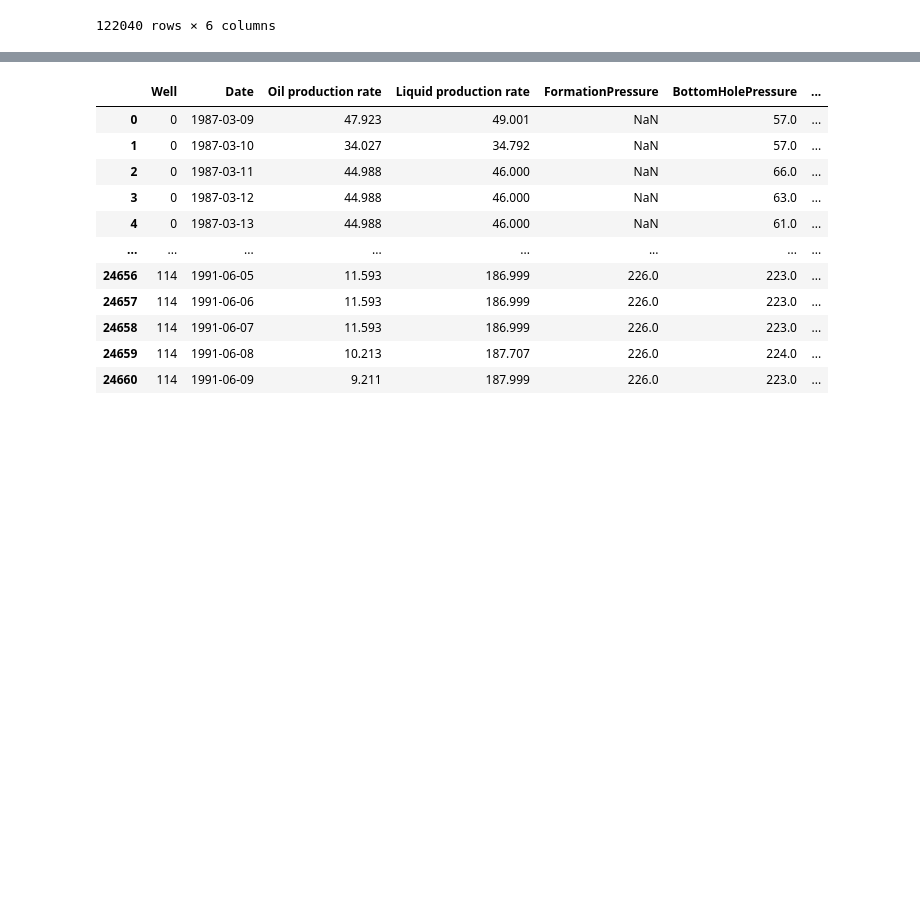
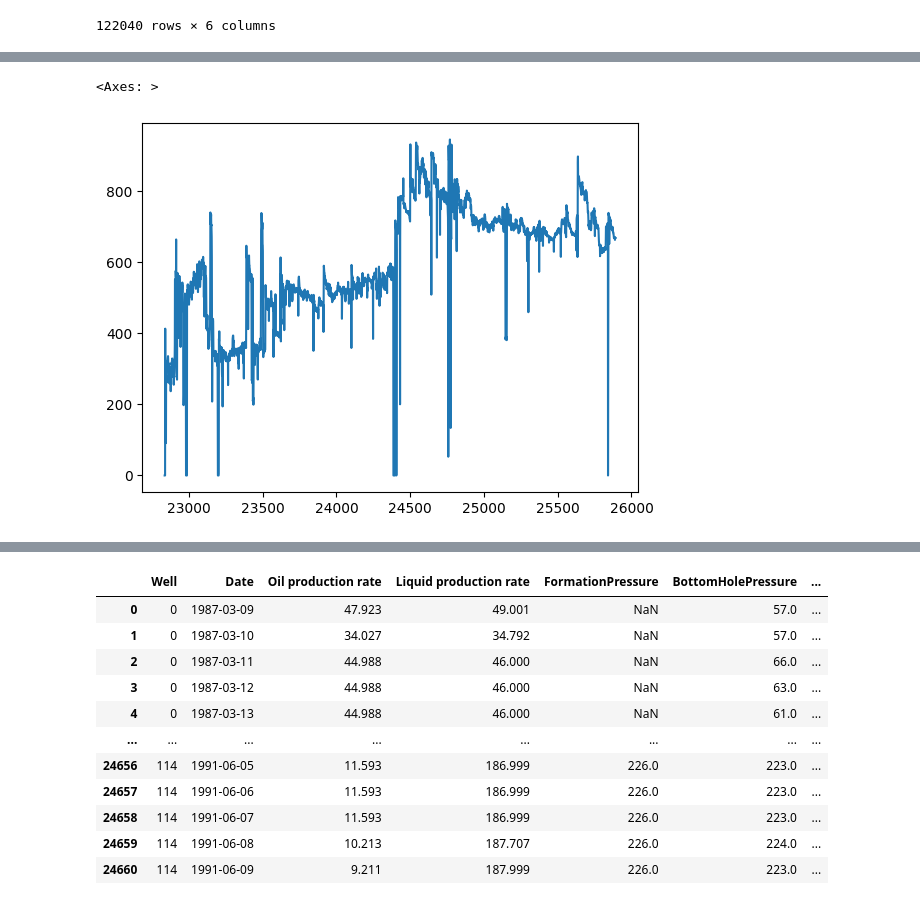
Before and after one commit to Curiod/interwell-connectivity-estimation, a Jupyter notebook: notebooks/preprocess.ipynb, the cells around one changed output, grey strips where cells are left out. Saved outputs shown, nothing was run; the diff lists cells and outputs as text; code cells hidden in the pictures; blank space fills up the shorter version.

```diff
--- a/notebooks/preprocess.ipynb
+++ b/notebooks/preprocess.ipynb
@@ -38,0 +58,5 @@ df_inj
+# %%
+df_inj[df_inj['Well']==12]['Injectivity'].plot()
+# %% [output]
+<Axes: >
+[figure, added]
```
Also changed, not shown: parts of 13 cells of this notebook, 1 other file.
